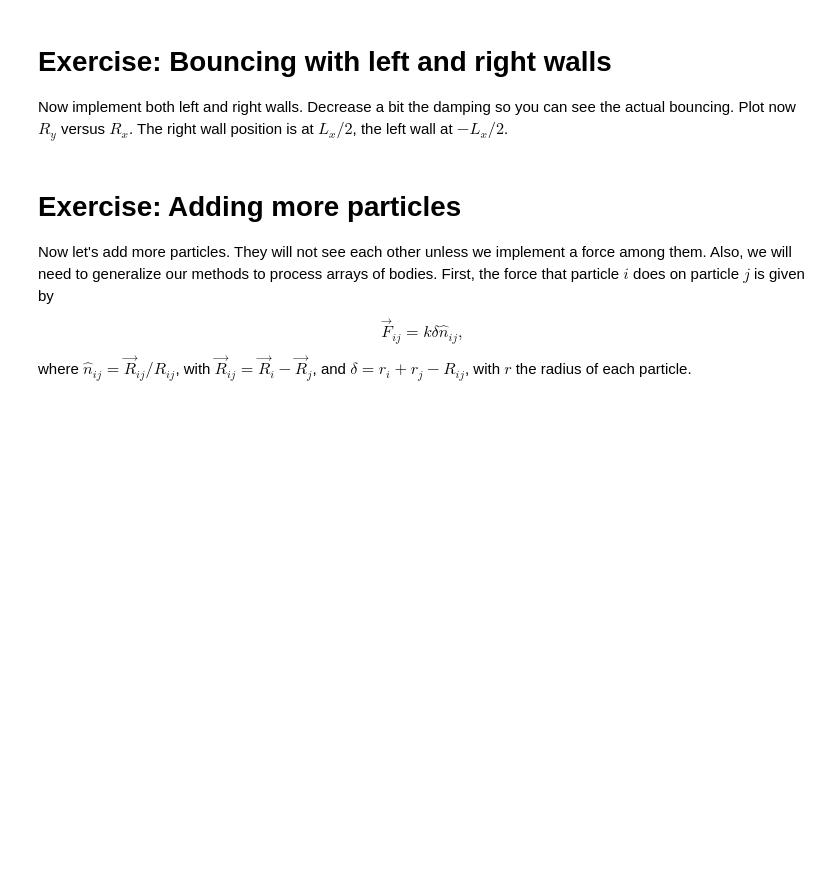
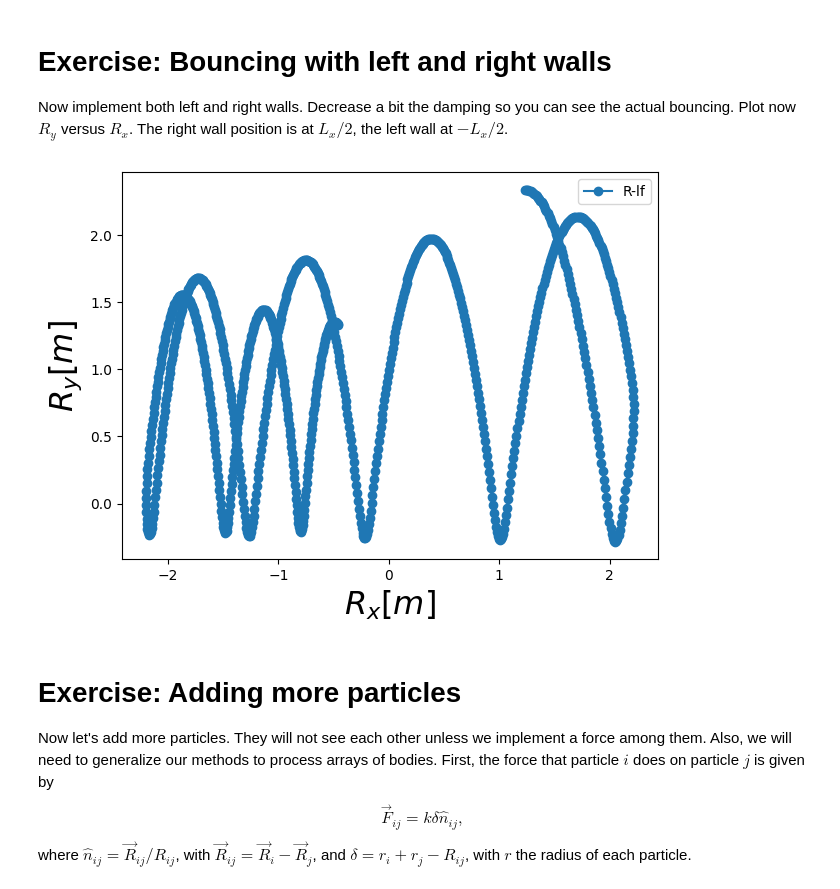
Before and after one commit to saguileran/2022-II-HerrComp, a Jupyter notebook: 08-MolecularDynamics/MolecularDynamics-MacroBodies.ipynb, the cells around one changed output. Saved outputs shown, nothing was run; the diff lists cells and outputs as text; code cells hidden in the pictures; blank space fills up the shorter version.

```diff
--- a/08-MolecularDynamics/MolecularDynamics-MacroBodies.ipynb
+++ b/08-MolecularDynamics/MolecularDynamics-MacroBodies.ipynb
@@ -281,8 +288,21 @@ class Collider:
     def computeForce(self, body): # For now operate on a single body
         body.F = np.zeros(3) # Reset the force
         body.F += body.mass*self.G # Add gravity
-        # YOUR CODE HERE
-        raise NotImplementedError()
+        ### BEGIN SOLUTION
+        body.F -= self.B*body.mass*body.V # Add damping force
+        # add force with ground
+        delta = body.radius - body.R[1]
+        if delta > 0:
+            body.F[1] += self.K*delta
+        # add force with r wall
+        delta = body.R[0] + body.radius - self.LX/2
+        if delta > 0:
+            body.F[0] -= self.K*delta
+        # add force with l wall
+        delta = body.radius - self.LX/2 - body.R[0]
+        if delta > 0:
+            body.F[0] += 1*self.K*delta
+        ### END SOLUTION
 
 #%matplotlib inline
 import numpy as np
@@ -296,33 +316,35 @@ particle.radius = 0.087
 collider = Collider()
 collider.computeForce(particle) # Initial force
 
 # Time evolution stuff
 DT = 0.01
 T = np.arange(0.0, 9.5, DT)
 NSTEPS = T.size
 leapfrog = TimeIntegrator(DT)
 leapfrog.startIntegration(particle)
 
 # Save data
 Rx = np.zeros(NSTEPS);
 Ry = np.zeros(NSTEPS);
 Vy = np.zeros(NSTEPS)
 
 # main evolution loop
 it = 0
 while it < NSTEPS:
     Rx[it] = particle.R[0]; Ry[it] = particle.R[1]; Vy[it] = particle.V[1]
     collider.computeForce(particle)
     leapfrog.timestep(particle)
     it = it + 1
 
 # plot final path
 fig, ax = plt.subplots()
 ax.plot(Rx, Ry, '-o', label="R-lf")
 ax.legend()
 ax.set_xlabel(r"$R_x [m]$", fontsize=23)
 ax.set_ylabel(r"$R_y [m]$", fontsize=23)
 plt.tight_layout()
+# %% [output]
+[figure, added]
 # %%
 # Animation
 import matplotlib.animation as animation
```
Also changed, not shown: parts of 3 cells of this notebook.
